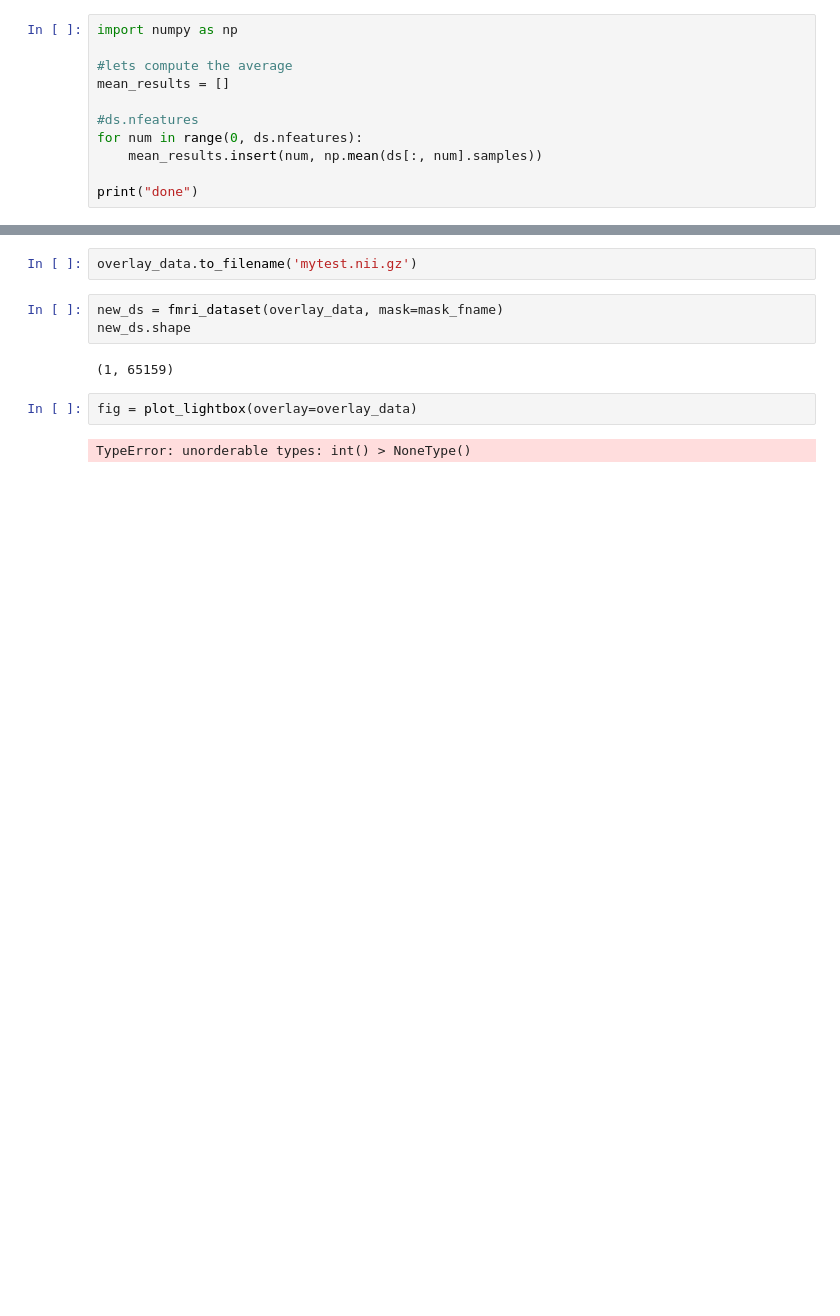
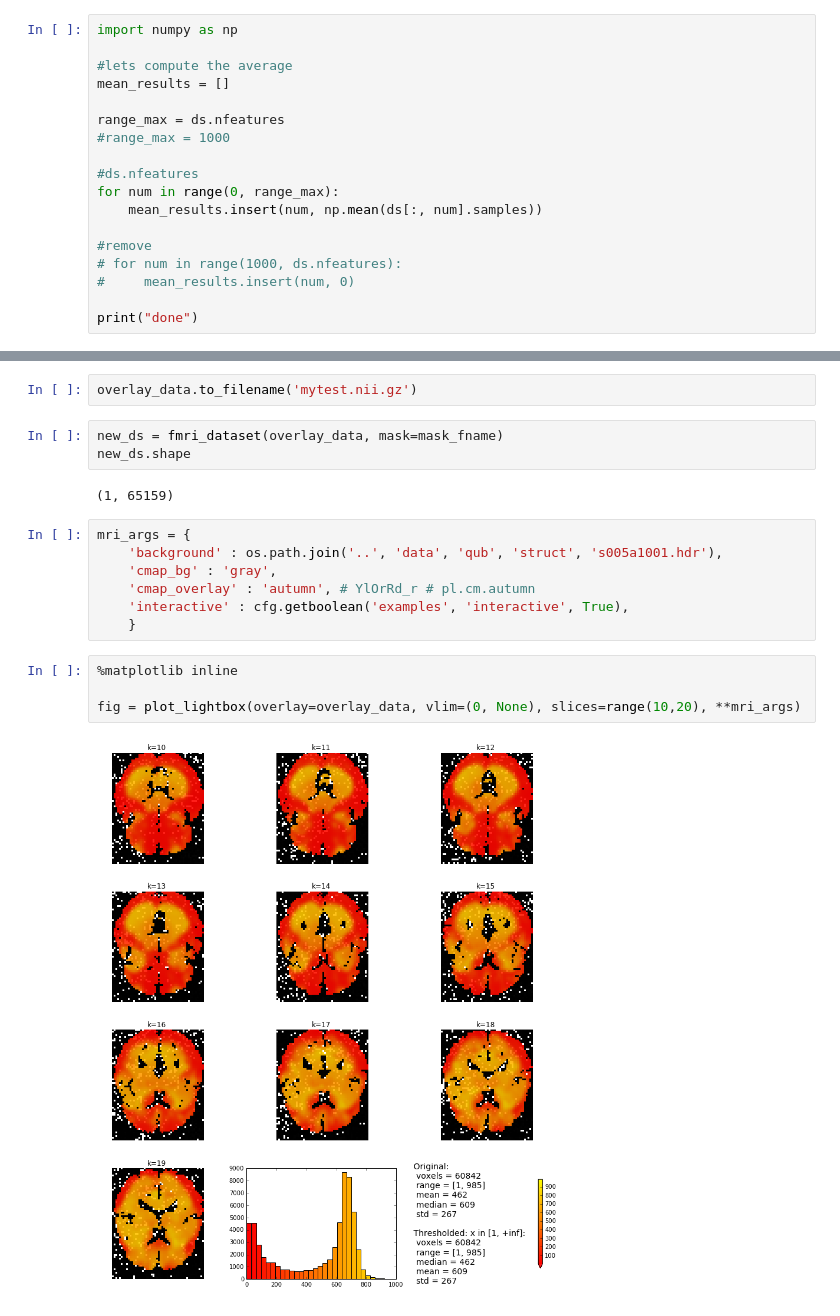
Before and after one commit to niallmcs/brainProject, a Jupyter notebook: brain_project/PyMVPA Overlay Test.ipynb, the cells around one changed output, grey strips where cells are left out. Cells and saved outputs as stored; diff of their text form; blank space fills up the shorter version.

```diff
--- a/brain_project/PyMVPA Overlay Test.ipynb
+++ b/brain_project/PyMVPA Overlay Test.ipynb
@@ -33,10 +43,17 @@ import numpy as np
 #lets compute the average
 mean_results = []
 
+range_max = ds.nfeatures
+#range_max = 1000
+
 #ds.nfeatures
-for num in range(0, ds.nfeatures):
+for num in range(0, range_max):
     mean_results.insert(num, np.mean(ds[:, num].samples))
 
+#remove
+# for num in range(1000, ds.nfeatures):
+#     mean_results.insert(num, 0)
+
 print("done")
 # %% [output]
 done
@@ -72,7 +89,16 @@ new_ds = fmri_dataset(overlay_data, mask=mask_fname)
 new_ds.shape
 # %% [output]
 (1, 65159)
-# %%
-fig = plot_lightbox(overlay=overlay_data)
-# %% [output]
-TypeError: unorderable types: int() > NoneType()
+# %%
+mri_args = {
+    'background' : os.path.join('..', 'data', 'qub', 'struct', 's005a1001.hdr'),
+    'cmap_bg' : 'gray',
+    'cmap_overlay' : 'autumn', # YlOrRd_r # pl.cm.autumn
+    'interactive' : cfg.getboolean('examples', 'interactive', True),
+    }
+# %%
+%matplotlib inline
+
+fig = plot_lightbox(overlay=overlay_data, vlim=(0, None), slices=range(10,20), **mri_args)
+# %% [output]
+[figure, added]
```
Also changed, not shown: parts of 4 cells of this notebook, 4 other files.
